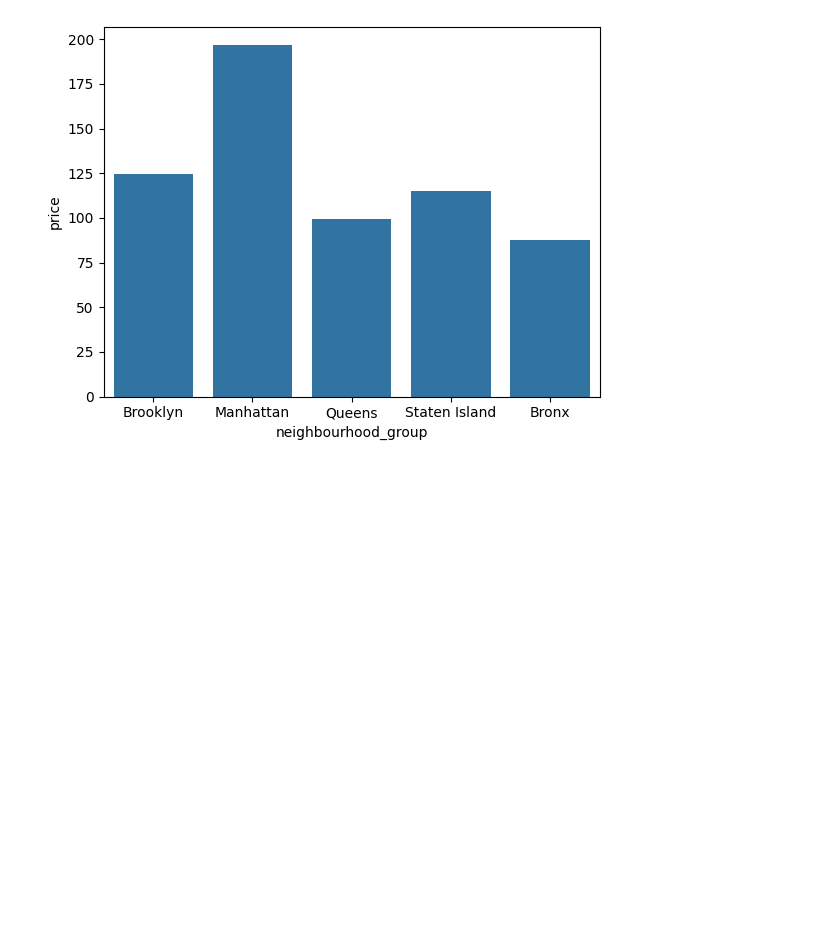
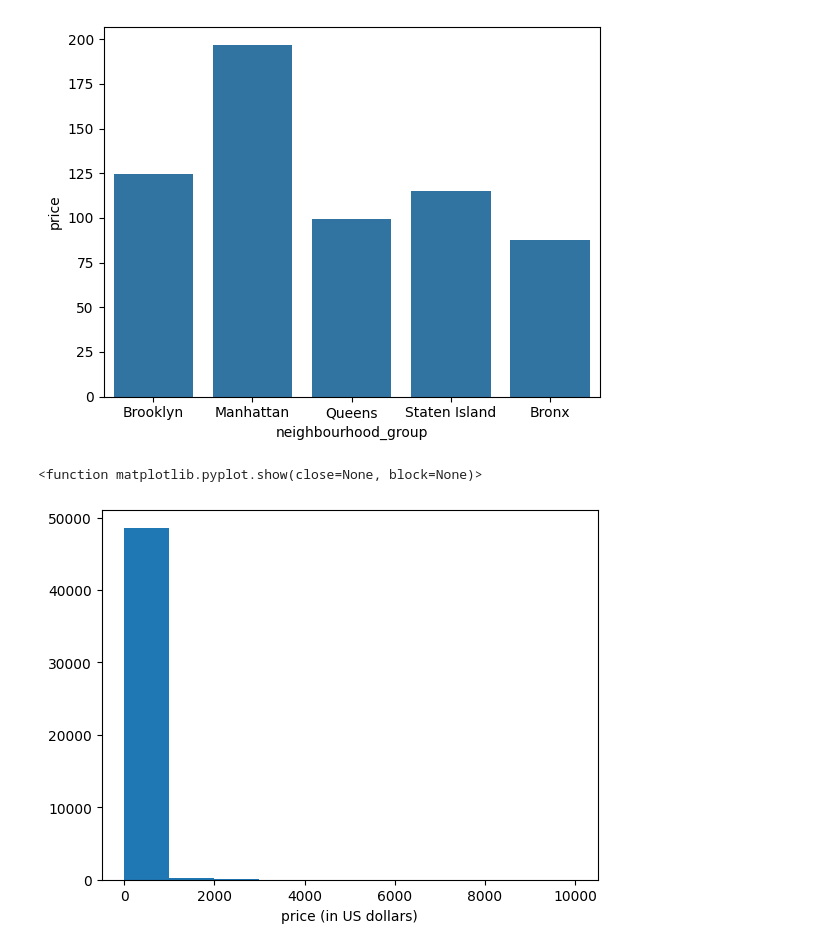
Before and after one commit to saulzmtz/ds, a Jupyter notebook: vis_airbnb_pythonPractice.ipynb, the cells around one changed output. Cells and saved outputs as stored; diff of their text form; code cells hidden in the pictures; blank space fills up the shorter version.

```diff
--- a/vis_airbnb_pythonPractice.ipynb
+++ b/vis_airbnb_pythonPractice.ipynb
@@ -48,3 +49,11 @@ sn.barplot(x = 'neighbourhood_group', y = 'price', data = listings, errorbar = (
 plt.show()
 # %% [output]
 [figure]
+# %%
+# use the hist method from matplotlib.pyplot to create a histogram that displays a distribution of the quantitative data in the price column in listings
+plt.hist(listings['price'])
+plt.xlabel('price (in US dollars)')
+plt.show
+# %% [output]
+<function matplotlib.pyplot.show(close=None, block=None)>
+[figure, added]
```
Also changed, not shown: parts of 6 cells of this notebook.
